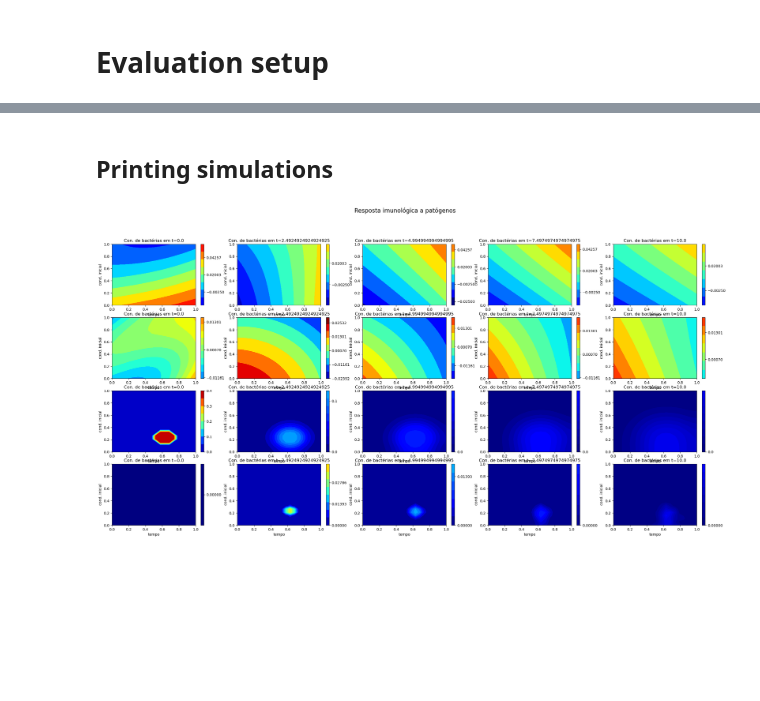
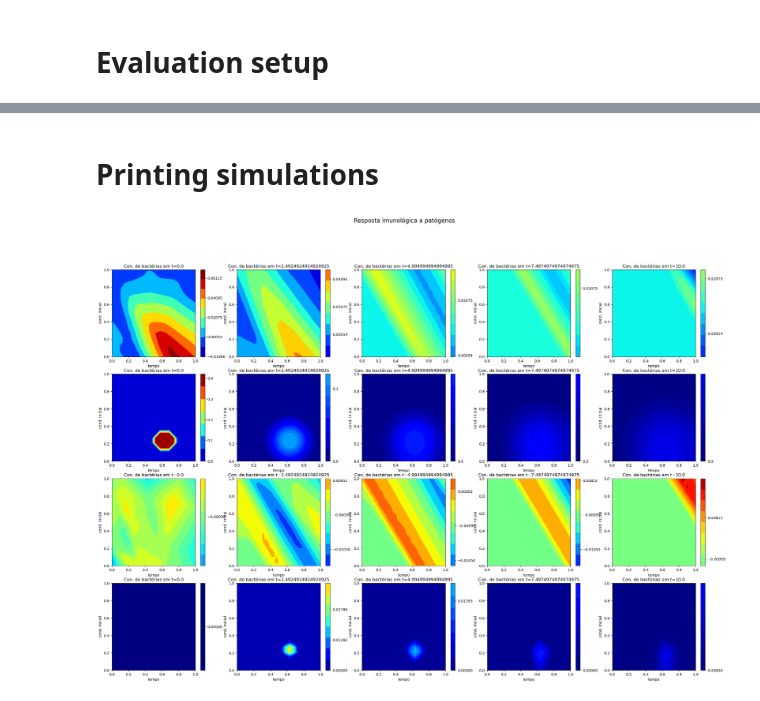
Before and after one commit to Esterci/2D_imune_edema_pinn, a Jupyter notebook: 2D/edp_t_x_y/pinn_model.ipynb, the cells around one changed output, grey strips where cells are left out. Saved outputs shown, nothing was run; the diff lists cells and outputs as text; code cells hidden in the pictures; blank space fills up the shorter version.

```diff
--- a/2D/edp_t_x_y/pinn_model.ipynb
+++ b/2D/edp_t_x_y/pinn_model.ipynb
@@ -381,3 +379,5 @@ arch_str = "Tanh--32__Tanh--32__Tanh--32__Tanh--32"
+# %%
+arch_str =  "Elu--8__Elu--32__ReLU--8__ReLU--32"
 # %%
 def generate_model(arch_str):
     hidden_layers = arch_str.split("__")
@@ -1262,7 +1286,7 @@ size_x, size_y, size_t, initial_cond = get_mesh_properties(
     simp_Cn_fvm,
 )
 
-arch_str = "Tanh--32__Tanh--32__Tanh--32__Tanh--32"
+arch_str =  "Elu--8__Elu--32__ReLU--8__ReLU--32"
 
 model = generate_model(arch_str).to(device).apply(init_weights)
 
@@ -1545,20 +1560,26 @@ PINN Compilation Speed Up: 1.3986966224298312 +/-0.8925440296936696
 # %% [markdown]
-## Printing simulations
+# Printing simulations
 # %%
 Cl_pinn, Cp_pinn = pred_pinn_dev.cpu().detach().split(1, dim=1)
 
 Cl_pinn_np = Cl_pinn.numpy().reshape(simp_Cb_fvm.shape)
 Cp_pinn_np = Cp_pinn.numpy().reshape(simp_Cb_fvm.shape)
+
+
+Cl_target, Cp_target = target.cpu().detach().split(1, dim=1)
+
+Cl_target = Cl_target.numpy().reshape(simp_Cb_fvm.shape)
+Cp_target = Cp_target.numpy().reshape(simp_Cb_fvm.shape)
 # %%
+t = np.linspace(t_dom[0], t_dom[1], num=simp_Cb_fvm.shape[0], endpoint=True)
 x = np.linspace(x_dom[0], x_dom[1], num=simp_Cb_fvm.shape[1], endpoint=True)
 y = np.linspace(y_dom[0], y_dom[1], num=simp_Cb_fvm.shape[2], endpoint=True)
-t = np.linspace(t_dom[0], t_dom[1], num=simp_Cb_fvm.shape[0], endpoint=True)
 
 X, Y = np.meshgrid(x, y)
 
 time_plot = np.linspace(0, len(t) - 1, num=5, endpoint=True, dtype=int)
 
-fig = plt.figure(figsize=[6 * len(time_plot), 14])
+fig = plt.figure(figsize=[6 * len(time_plot), 20])
 
 fig.suptitle("Resposta imunológica a patógenos", fontsize=16)
 
@@ -1583,9 +1604,32 @@ for i, time_inst in enumerate(time_plot):
     ax.set_ylabel("cond. inicial")
     colobar = fig.colorbar(contour, ticks=np.linspace(vmin, vmax, num=5))
 
+
+for i, it in enumerate(time_plot):
+    # Plotango 3D
+    ax = fig.add_subplot(4, len(time_plot), i + len(time_plot) + 1)
+
+    vmin = np.min(Cp_target)
+    vmax = np.max(Cp_target)
+
+    contour = ax.contourf(
+        X,
+        Y,
+        Cp_target[it],
+        cmap="jet",
+        vmin=vmin,
+        vmax=vmax,
+    )
+
+    ax.set_title("Con. de bactérias em t={}".format(t[it]))
+    ax.set_xlabel("tempo")
+    ax.set_ylabel("cond. inicial")
+    colobar = fig.colorbar(contour, ticks=np.linspace(vmin, vmax, num=5))
+
+
 for i, time_inst in enumerate(time_plot):
     # Plotango 3D
-    ax = fig.add_subplot(4, len(time_plot), i + len(time_plot) + 1)
+    ax = fig.add_subplot(4, len(time_plot), i + len(time_plot) * 2 + 1)
 
     vmin = np.min(Cl_pinn_np)
     vmax = np.max(Cl_pinn_np)
@@ -1598,54 +1642,34 @@ for i, time_inst in enumerate(time_plot):
         vmin=vmin,
         vmax=vmax,
     )
 
     ax.set_title("Con. de bactérias em t={}".format(t[time_inst]))
     ax.set_xlabel("tempo")
     ax.set_ylabel("cond. inicial")
     colobar = fig.colorbar(contour, ticks=np.linspace(vmin, vmax, num=5))
 
-for i, it in enumerate(time_plot):
-    # Plotango 3D
-    ax = fig.add_subplot(4, len(time_plot), i + len(time_plot) * 2 + 1)
-
-    vmin = np.min(simp_Cb_fvm)
-    vmax = np.max(simp_Cb_fvm)
-
-    contour = ax.contourf(
-        X,
-        Y,
-        simp_Cb_fvm[it],
-        cmap="jet",
-        vmin=vmin,
-        vmax=vmax,
-    )
-
-    ax.set_title("Con. de bactérias em t={}".format(t[it]))
-    ax.set_xlabel("tempo")
-    ax.set_ylabel("cond. inicial")
-    colobar = fig.colorbar(contour, ticks=np.linspace(vmin, vmax, num=5))
 
 for i, it in enumerate(time_plot):
     # Plotango 3D
     ax = fig.add_subplot(4, len(time_plot), i + len(time_plot) * 3 + 1)
 
-    vmin = np.min(simp_Cn_fvm)
-    vmax = np.max(simp_Cn_fvm)
+    vmin = np.min(Cl_target)
+    vmax = np.max(Cl_target)
 
     contour = ax.contourf(
         X,
         Y,
-        simp_Cn_fvm[it],
+        Cl_target[it],
         cmap="jet",
         vmin=vmin,
         vmax=vmax,
     )
 
     ax.set_title("Con. de bactérias em t={}".format(t[it]))
     ax.set_xlabel("tempo")
     ax.set_ylabel("cond. inicial")
     colobar = fig.colorbar(contour, ticks=np.linspace(vmin, vmax, num=5))
 
 plt.show()
 # %% [output]
-[figure, old version]
+[figure, new version]
```
Also changed, not shown: parts of 13 cells of this notebook, 2 other files.
